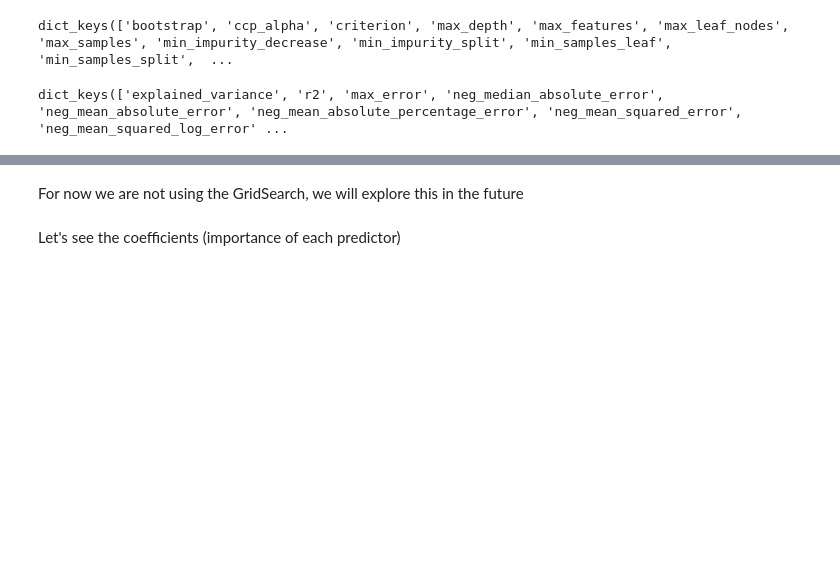
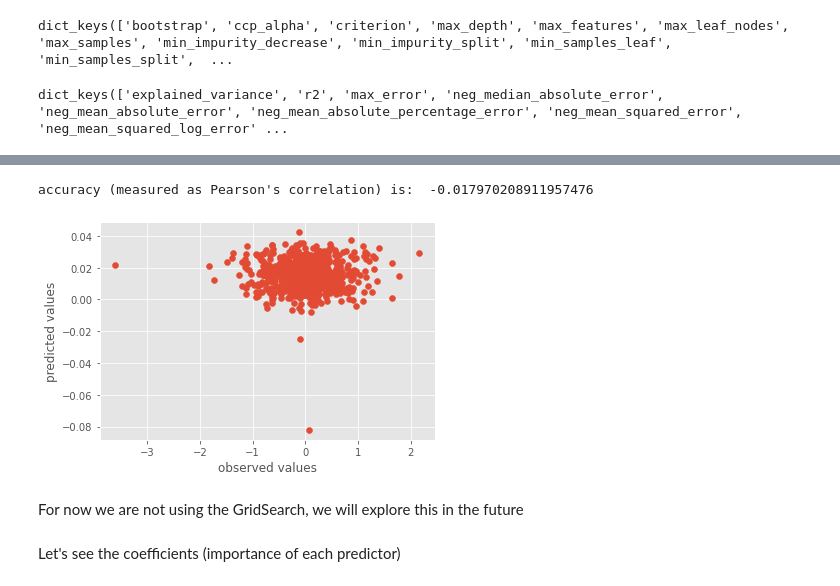
Before and after one commit to dtortosa/capstone_project, a Jupyter notebook: scripts/03_predicting_exchange_rate.ipynb, the cells around one changed output, grey strips where cells are left out. Saved outputs shown, nothing was run; the diff lists cells and outputs as text; code cells hidden in the pictures; blank space fills up the shorter version.

```diff
--- a/scripts/03_predicting_exchange_rate.ipynb
+++ b/scripts/03_predicting_exchange_rate.ipynb
@@ -180,0 +672,5 @@ KeyboardInterrupt:
+# %%
+#predicting, and reporting the shape of the obtained object (also known as y hat)
+predictions = model.predict(X_test)
+print(predictions.shape)
+predictions
@@ -181,3 +696,29 @@ KeyboardInterrupt:
+# %%
+#changing forma to pandas Series, for handiness
+y_pred = pd.Series(predictions[:,0])
+y = pd.Series(y_test)
+
+#computing correlation
+accuracy = y.corr(y_pred, method='pearson')
+print("accuracy (measured as Pearson's correlation) is: ", accuracy)
+# %% [output]
+accuracy (measured as Pearson's correlation) is:  -0.017970208911957476
+# %%
+plt.style.use('ggplot')
+
+plt.scatter(y, y_pred)
+#equivalent: plt.plot(y, y_pred, "o")
+
+# draw the main diagonal, for reference
+#plt.plot([0, 0.1], [0, 0.1], color='b')
+
+#labelling the axis
+plt.xlabel("observed values")
+plt.ylabel("predicted values")
+
+plt.show()
+# %% [output]
+[figure, added]
 # %%
 search_2.cv_results_
 # %%
```
Also changed, not shown: parts of 36 cells of this notebook, 1 other file.
